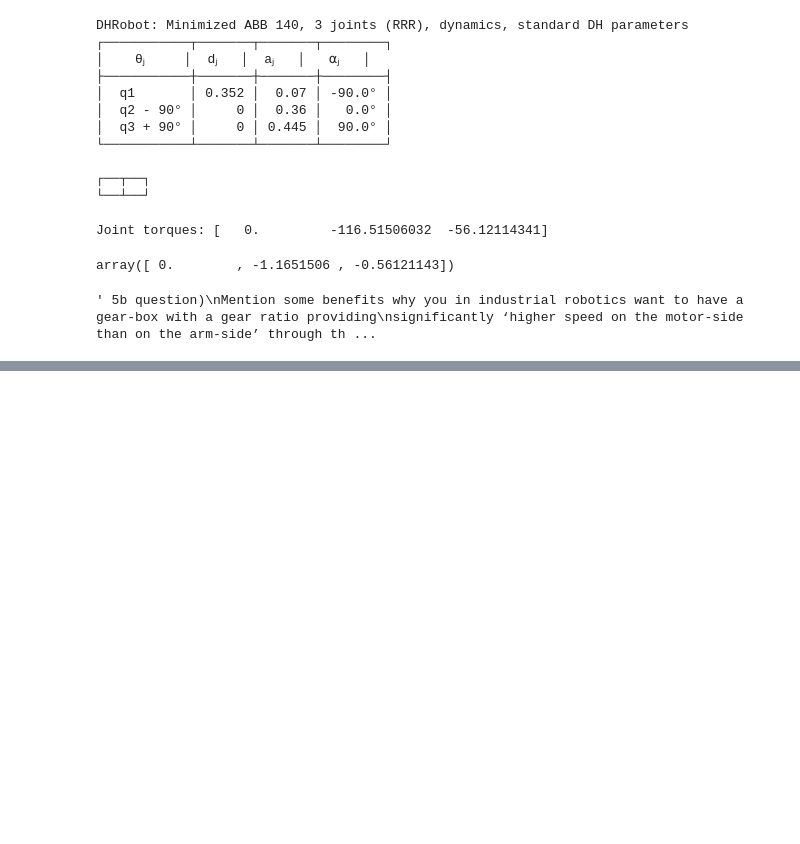
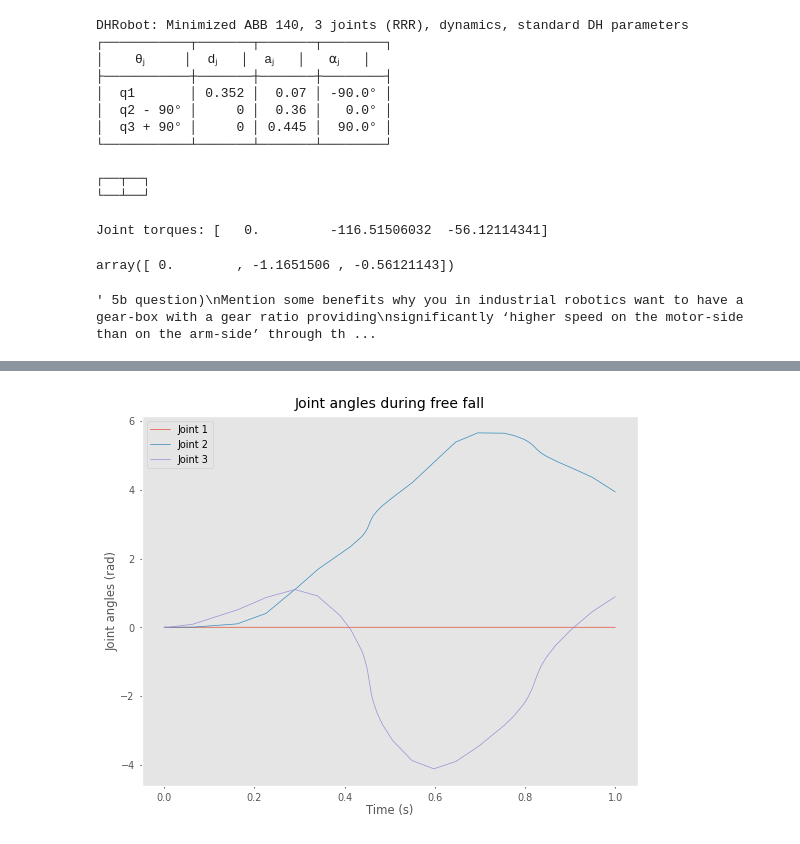
Before and after one commit to ludde127/Kinematics-Exercises, a Jupyter notebook: excersises.ipynb, the cells around one changed output, grey strips where cells are left out. Cells and saved outputs as stored; diff of their text form; code cells hidden in the pictures; blank space fills up the shorter version.

```diff
--- a/excersises.ipynb
+++ b/excersises.ipynb
@@ -635,0 +628,16 @@ plt.show()
+# %%
+# d) free falling
+
+q0 = np.deg2rad([0, 0, 0])
+
+jtrajectory = robot.fdyn(T=1, q0=q0, progress=False, dt=0.0001)
+
+plt.plot(jtrajectory.t, jtrajectory.q, label=["Joint 1", "Joint 2", "Joint 3"])
+plt.title("Joint angles during free fall")
+plt.xlabel("Time (s)")
+plt.ylabel("Joint angles (rad)")
+plt.grid()
+plt.legend()
+plt.show()
+# %% [output]
+[figure, added]
```
Also changed, not shown: parts of 3 cells of this notebook.
